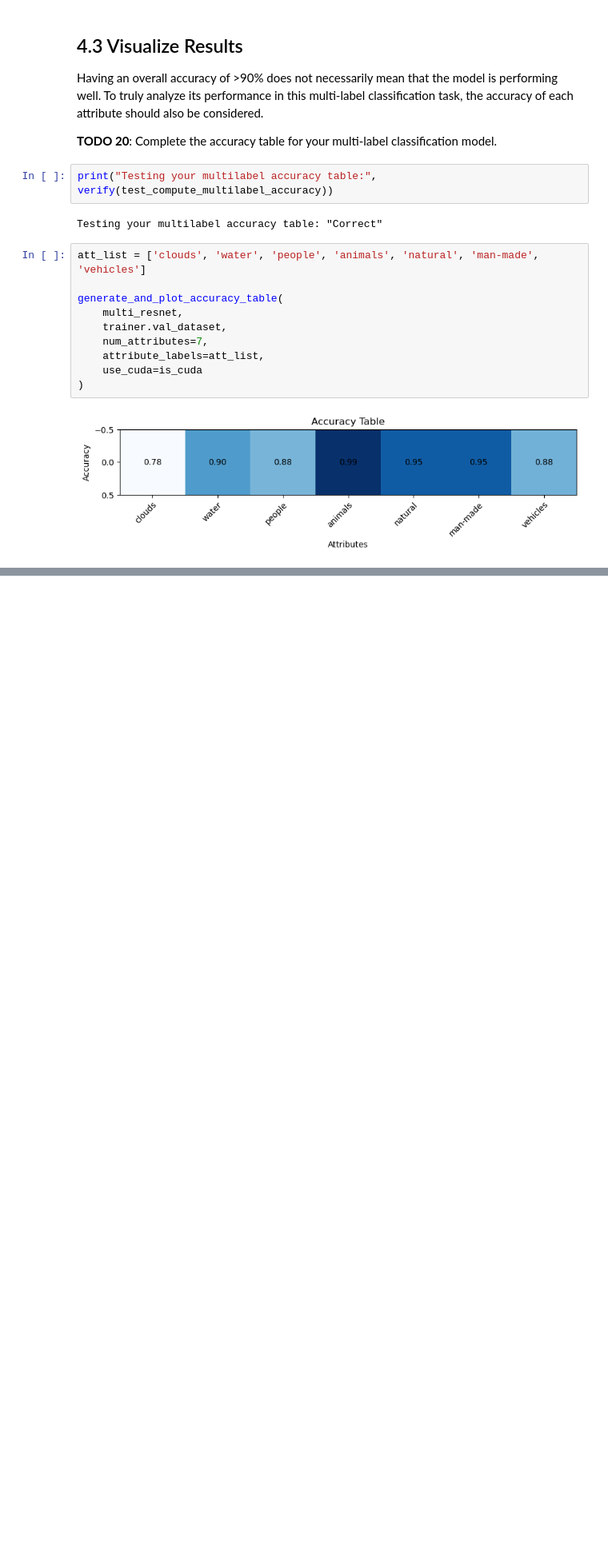
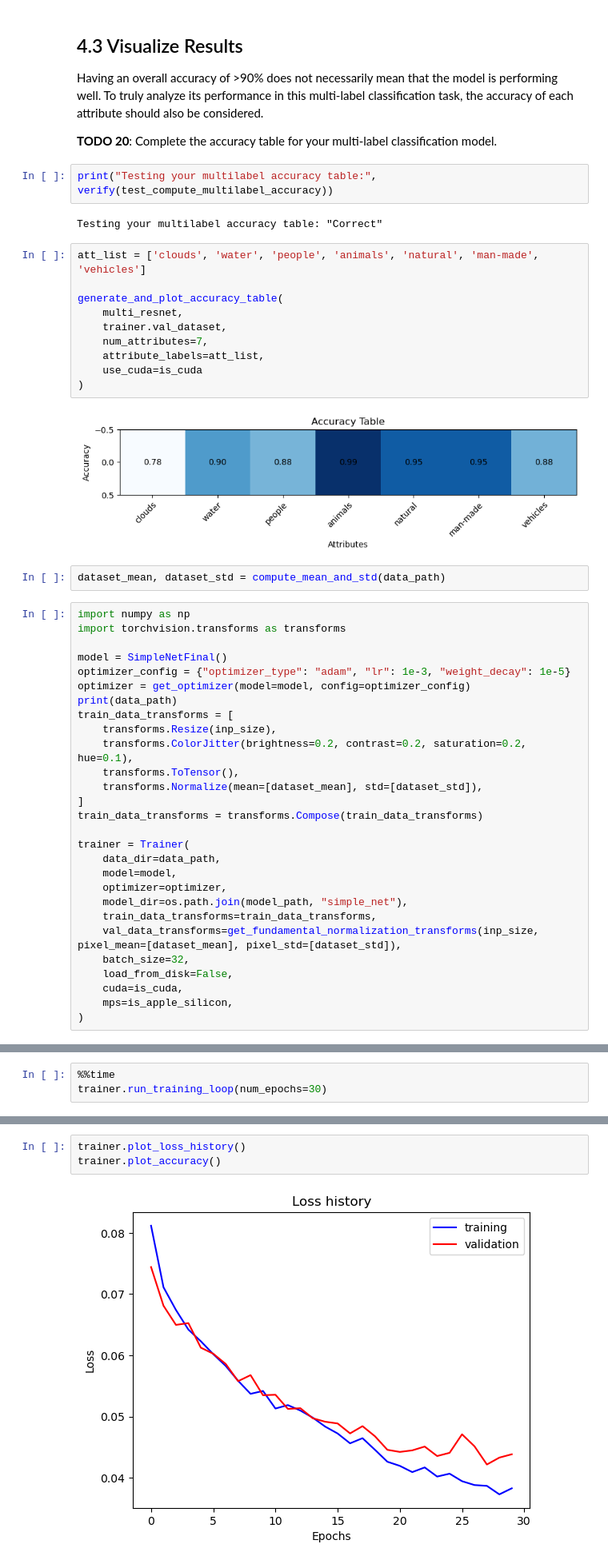
Before and after one commit to lelouch0204/cs-6476-cv, a Jupyter notebook: project-3-student/proj3.ipynb, the cells around one changed output, grey strips where cells are left out. Shown at 80% size. Drawn from its saved outputs; the diff is of its cells as text; blank space fills up the shorter version.

```diff
--- a/project-3-student/proj3.ipynb
+++ b/project-3-student/proj3.ipynb
@@ -776,3 +837,33 @@ generate_and_plot_accuracy_table(
 )
 # %% [output]
 [figure]
+# %%
+dataset_mean, dataset_std = compute_mean_and_std(data_path)
+# %%
+import numpy as np
+import torchvision.transforms as transforms
+
+model = SimpleNetFinal()
+optimizer_config = {"optimizer_type": "adam", "lr": 1e-3, "weight_decay": 1e-5}
+optimizer = get_optimizer(model=model, config=optimizer_config)
+print(data_path)
+train_data_transforms = [
+    transforms.Resize(inp_size),
+    transforms.ColorJitter(brightness=0.2, contrast=0.2, saturation=0.2, hue=0.1),
+    transforms.ToTensor(),
+    transforms.Normalize(mean=[dataset_mean], std=[dataset_std]),
+]
+train_data_transforms = transforms.Compose(train_data_transforms)
+
+trainer = Trainer(
+    data_dir=data_path,
+    model=model,
+    optimizer=optimizer,
+    model_dir=os.path.join(model_path, "simple_net"),
+    train_data_transforms=train_data_transforms,
+    val_data_transforms=get_fundamental_normalization_transforms(inp_size, pixel_mean=[dataset_mean], pixel_std=[dataset_std]),
+    batch_size=32,
+    load_from_disk=False,
+    cuda=is_cuda,
+    mps=is_apple_silicon,
+)
@@ -778,0 +873,3 @@ generate_and_plot_accuracy_table(
+# %%
+%%time
+trainer.run_training_loop(num_epochs=30)
@@ -778,0 +894,5 @@ generate_and_plot_accuracy_table(
+# %%
+trainer.plot_loss_history()
+trainer.plot_accuracy()
+# %% [output]
+[figure, added]
```
Also changed, not shown: parts of 18 cells of this notebook, 57 other files.
